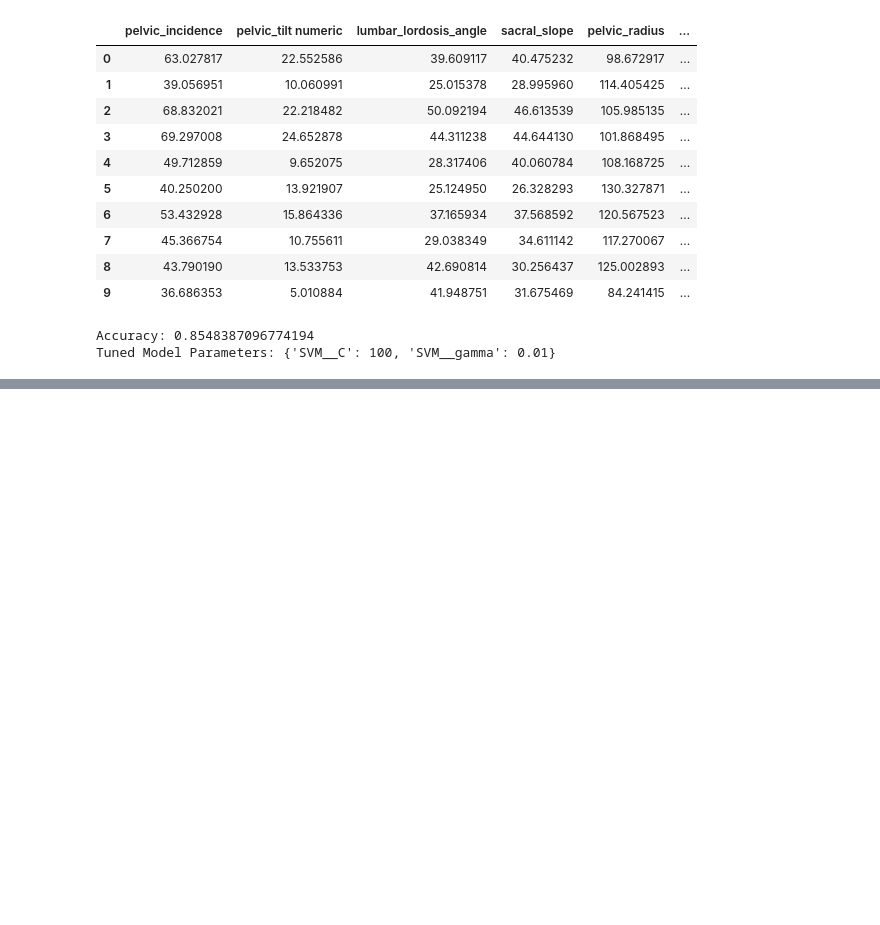
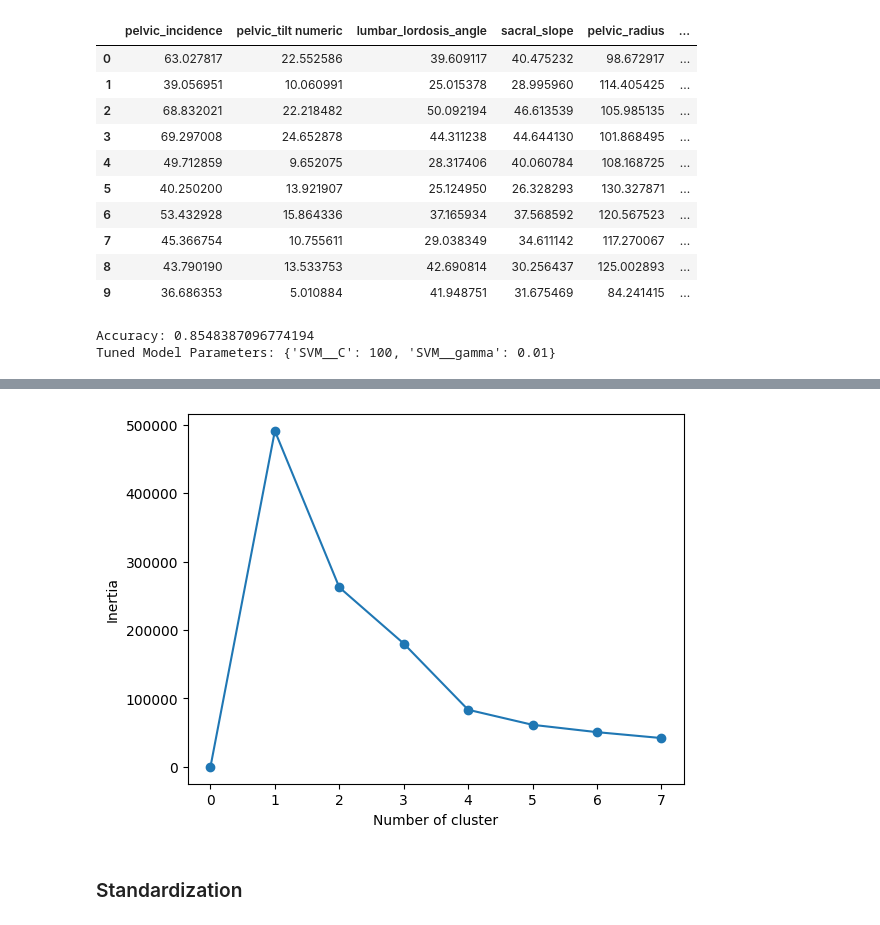
Before and after one commit to MonitSharma/reinforcement-learning-algorithms, a Jupyter notebook: prerequisite/machine_learning.ipynb, the cells around one changed output, grey strips where cells are left out. Cells and saved outputs as stored; diff of their text form; code cells hidden in the pictures; blank space fills up the shorter version.

```diff
--- a/prerequisite/machine_learning.ipynb
+++ b/prerequisite/machine_learning.ipynb
@@ -852,0 +932,15 @@ Tuned Model Parameters: {'SVM__C': 100, 'SVM__gamma': 0.01}
+# %%
+# inertia
+inertia_list = np.empty(8)
+for i in range(1,8):
+    kmeans = KMeans(n_clusters=i)
+    kmeans.fit(data2)
+    inertia_list[i] = kmeans.inertia_
+plt.plot(range(0,8),inertia_list,'-o')
+plt.xlabel('Number of cluster')
+plt.ylabel('Inertia')
+plt.show()
+# %% [output]
+[figure, added]
+# %% [markdown]
+### Standardization
```
Also changed, not shown: parts of 22 cells of this notebook, 3 other files.
